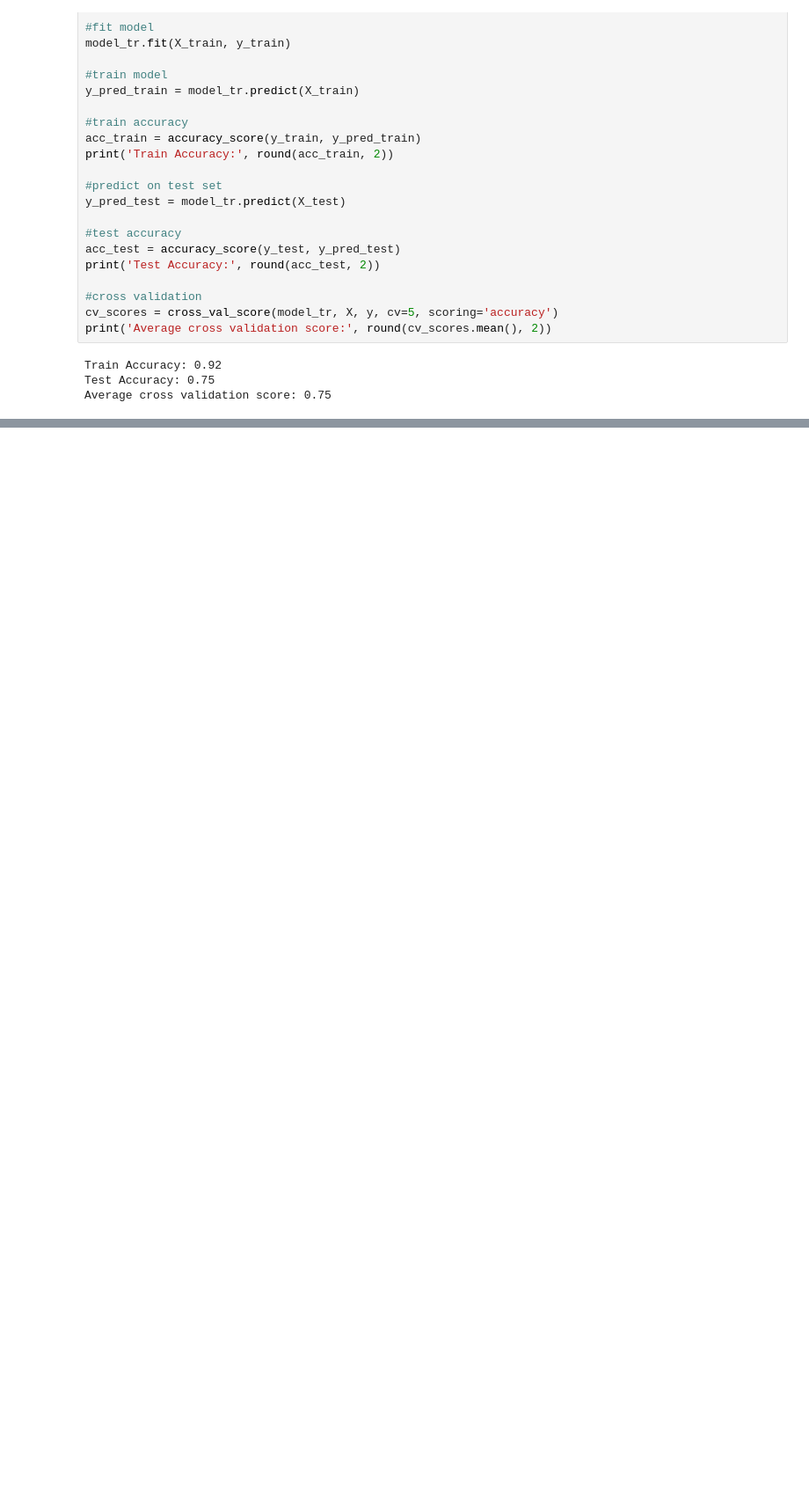
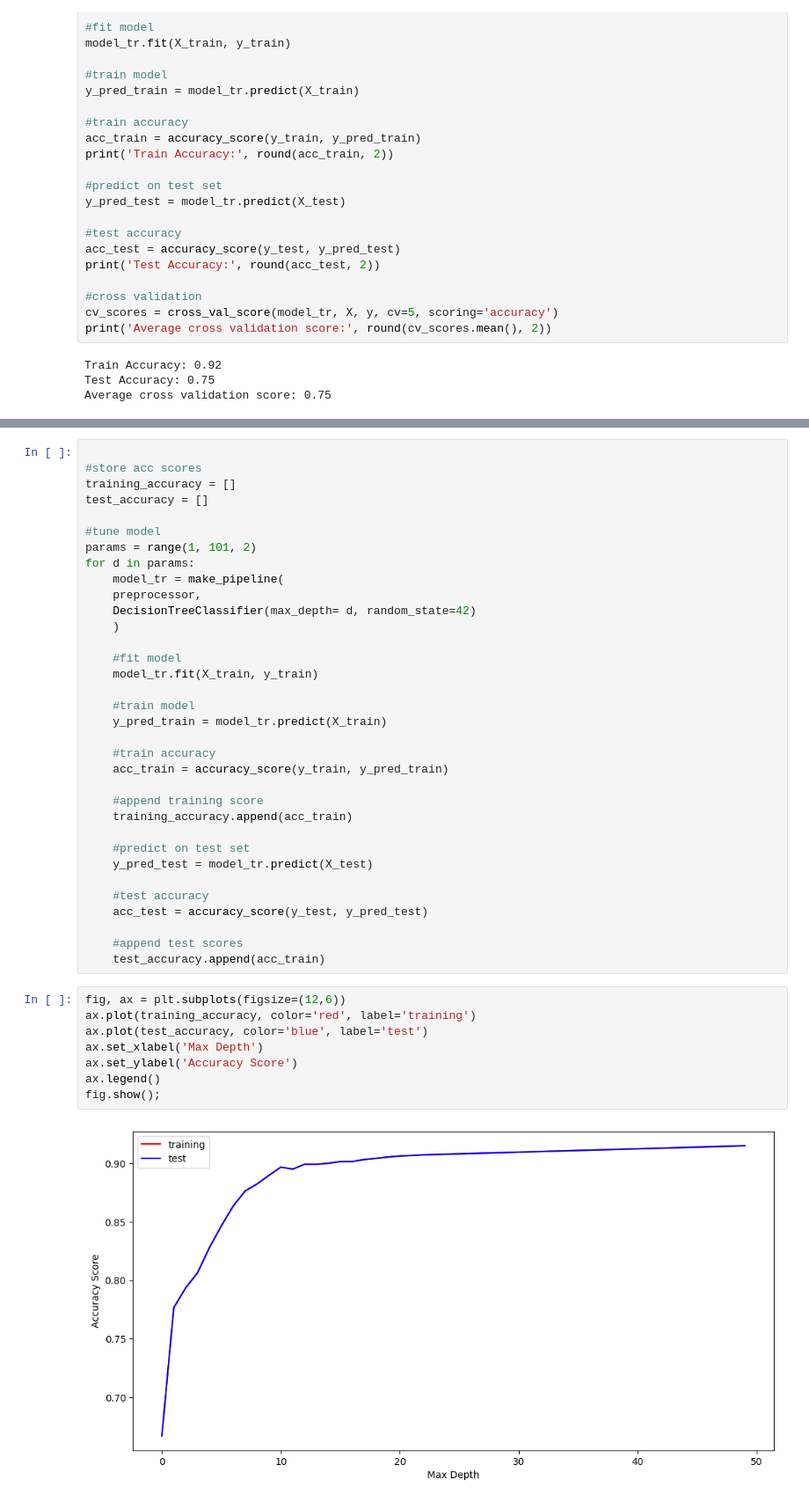
Before and after one commit to pabrokim/space-ship-titanic-classification, a Jupyter notebook: titanic.ipynb, the cells around one changed output, grey strips where cells are left out. Shown: that part at 88% size. Cells and saved outputs as stored; diff of their text form; blank space fills up the shorter version.

Commit message:
Tune Hyperparams

```diff
--- a/titanic.ipynb
+++ b/titanic.ipynb
@@ -269,3 +270,47 @@ depth = model_tr.named_steps['decisiontreeclassifier'].get_depth()
 depth
 # %% [output]
 100
+# %%
+
+#store acc scores
+training_accuracy = []
+test_accuracy = []
+
+#tune model
+params = range(1, 101, 2)
+for d in params:
+    model_tr = make_pipeline(
+    preprocessor,
+    DecisionTreeClassifier(max_depth= d, random_state=42)
+    )
+
+    #fit model
+    model_tr.fit(X_train, y_train)
+
+    #train model
+    y_pred_train = model_tr.predict(X_train)
+
+    #train accuracy
+    acc_train = accuracy_score(y_train, y_pred_train)
+
+    #append training score
+    training_accuracy.append(acc_train)
+
+    #predict on test set
+    y_pred_test = model_tr.predict(X_test)
+
+    #test accuracy
+    acc_test = accuracy_score(y_test, y_pred_test)
+
+    #append test scores
+    test_accuracy.append(acc_train)
+# %%
+fig, ax = plt.subplots(figsize=(12,6))
+ax.plot(training_accuracy, color='red', label='training')
+ax.plot(test_accuracy, color='blue', label='test')
+ax.set_xlabel('Max Depth')
+ax.set_ylabel('Accuracy Score')
+ax.legend()
+fig.show();
+# %% [output]
+[figure, added]
```
Also changed, not shown: parts of 1 cell of this notebook.
